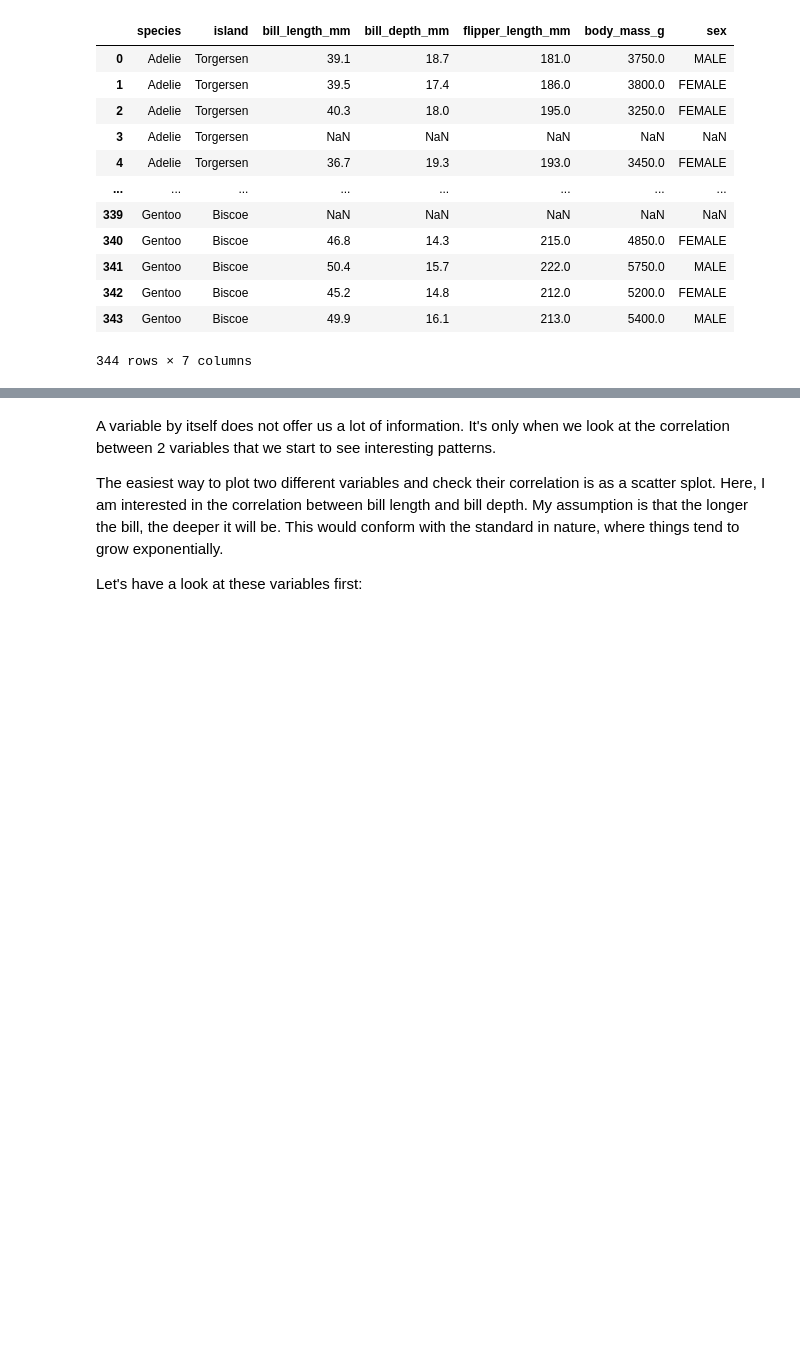
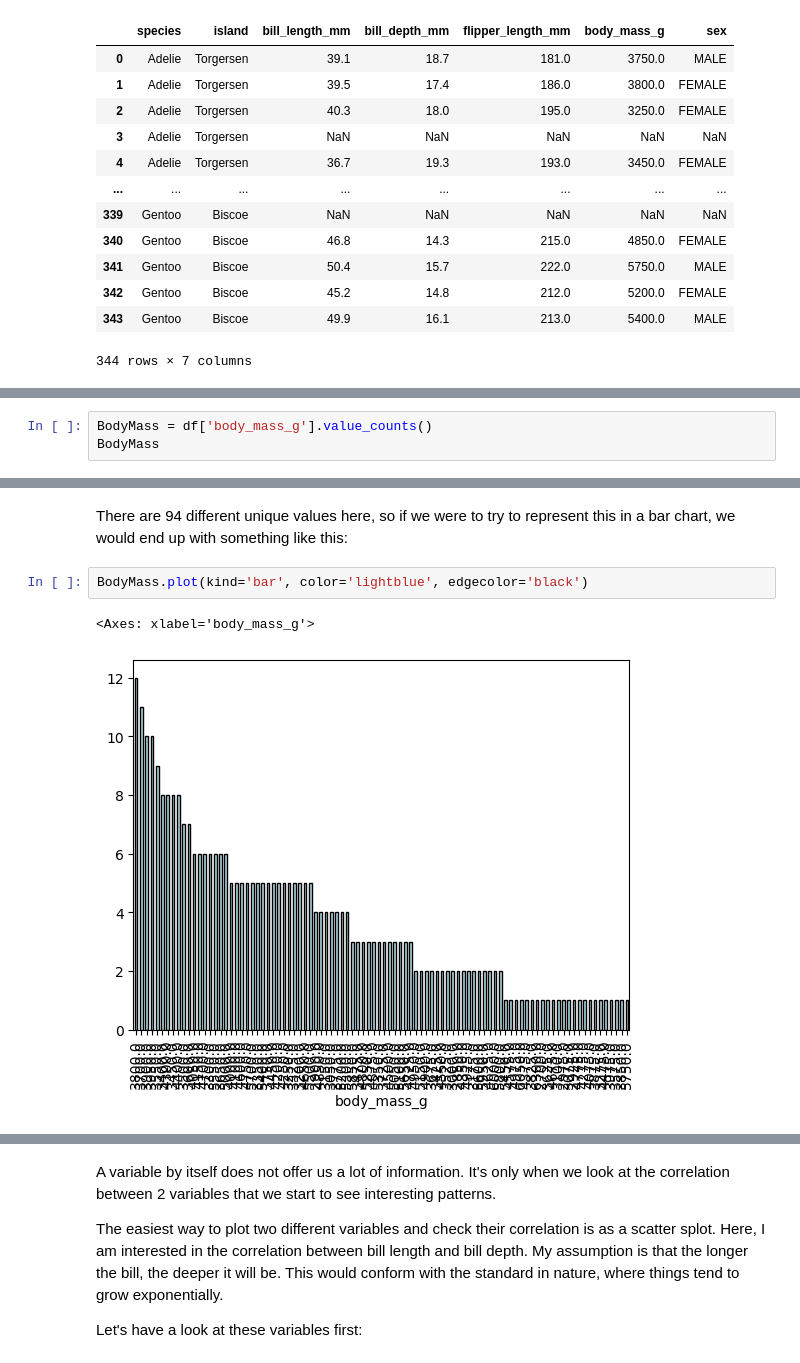
Before and after one commit to MylesHenehan/mywork, a Jupyter notebook: penguins.ipynb, the cells around one changed output, grey strips where cells are left out. Saved outputs shown, nothing was run; the diff lists cells and outputs as text; blank space fills up the shorter version.

```diff
--- a/penguins.ipynb
+++ b/penguins.ipynb
@@ -120,0 +97,3 @@ df.describe()
+# %%
+BodyMass = df['body_mass_g'].value_counts()
+BodyMass
@@ -120,0 +114,7 @@ df.describe()
+# %% [markdown]
+There are 94 different unique values here, so if we were to try to represent this in a bar chart, we would end up with something like this:
+# %%
+BodyMass.plot(kind='bar', color='lightblue', edgecolor='black')
+# %% [output]
+<Axes: xlabel='body_mass_g'>
+[figure, added]
```
Also changed, not shown: parts of 37 cells of this notebook.
